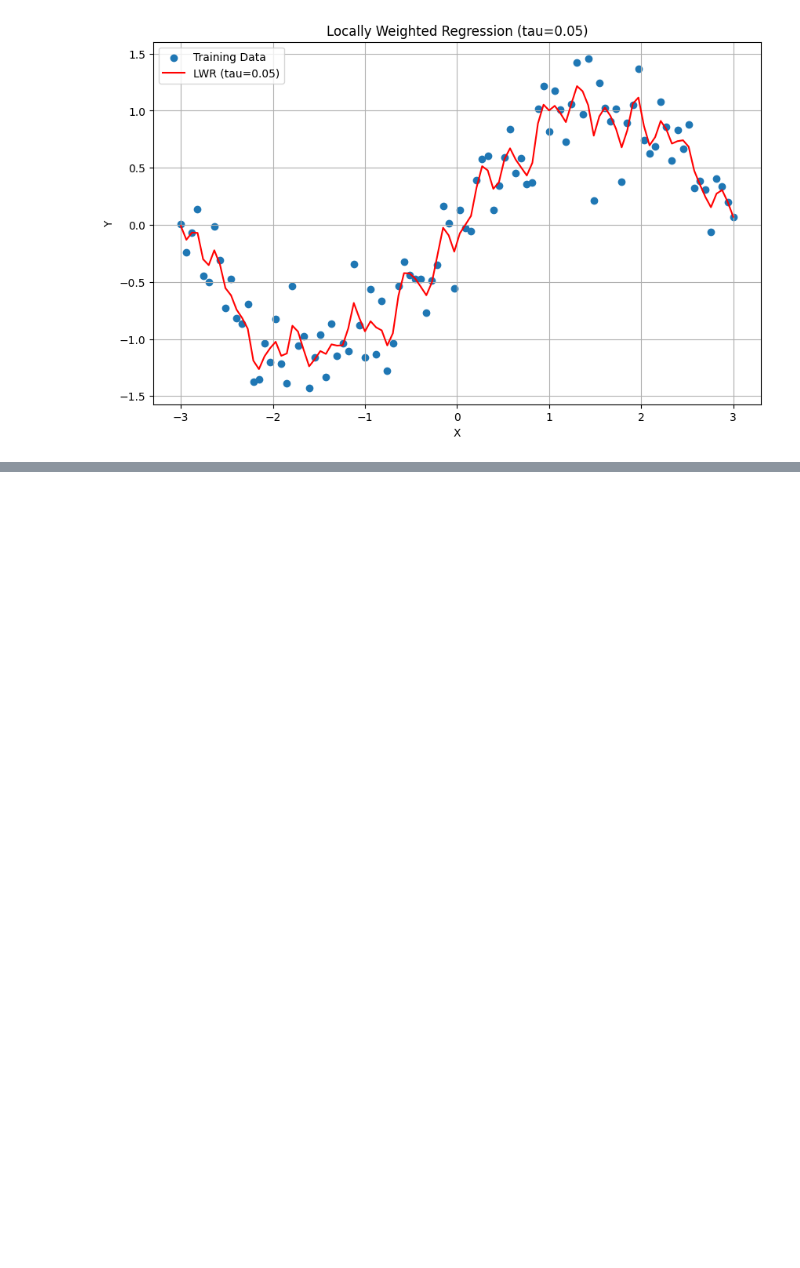
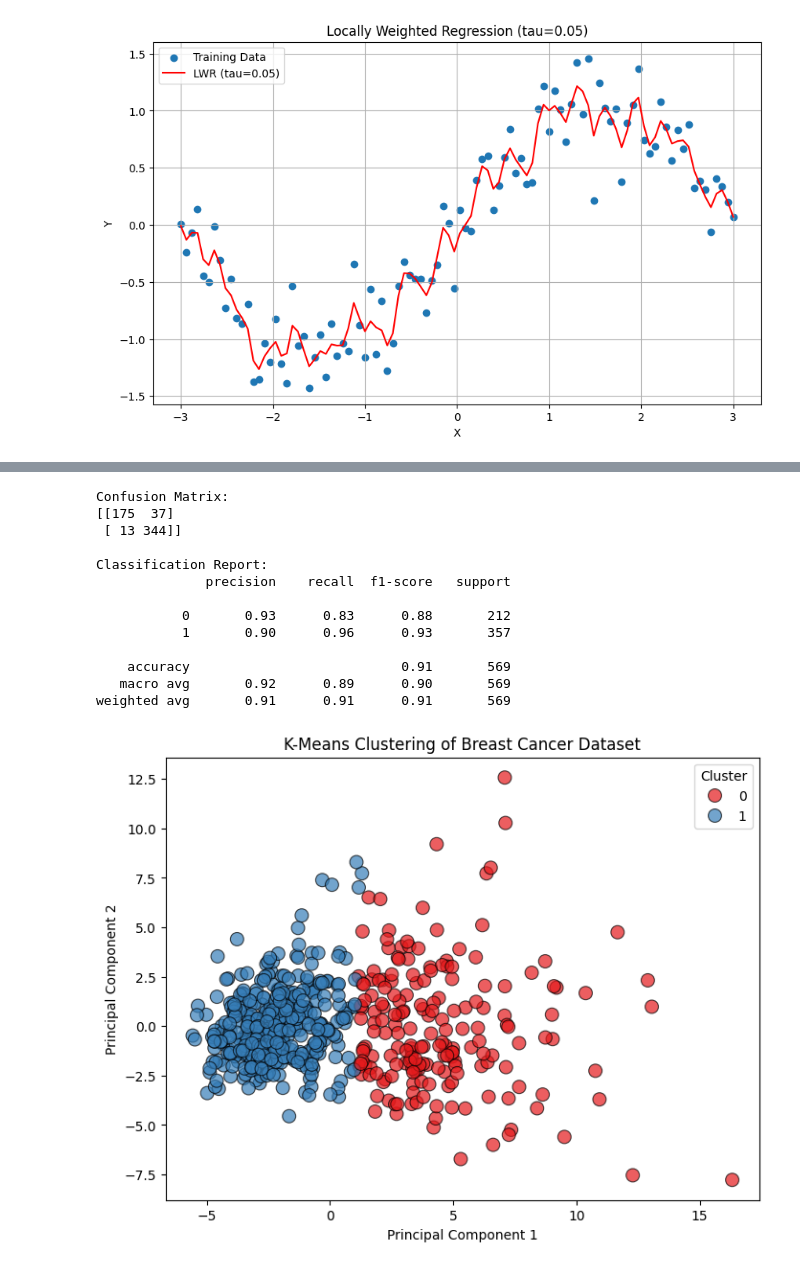
Before and after one commit to BastaMasta/CodeDumpspace, a Jupyter notebook: ML-Labs/book1.ipynb, the cells around one changed output, grey strips where cells are left out. Cells and saved outputs as stored; diff of their text form; code cells hidden in the pictures; blank space fills up the shorter version.

```diff
--- a/ML-Labs/book1.ipynb
+++ b/ML-Labs/book1.ipynb
@@ -256,0 +428,73 @@ plot_lwr(X,Y, tau=0.05)
+# %%
+import numpy as np
+import pandas as pd
+import matplotlib.pyplot as plt
+import seaborn as sns
+from sklearn.datasets import load_breast_cancer
+from sklearn.cluster import KMeans
+from sklearn.preprocessing import StandardScaler
+from sklearn.decomposition import PCA
+from sklearn.metrics import confusion_matrix, classification_report
+
+data = load_breast_cancer()
+X = data.data
+y = data.target
+
+scaler = StandardScaler()
+X_scaled = scaler.fit_transform(X)
+
+kmeans = KMeans(n_clusters=2, random_state=42)
+y_kmeans = kmeans.fit_predict(X_scaled)
+
+print("Confusion Matrix:")
+print(confusion_matrix(y, y_kmeans))
+print("\nClassification Report:")
+print(classification_report(y, y_kmeans))
+
+pca = PCA(n_components=2)
+X_pca = pca.fit_transform(X_scaled)
+
+df = pd.DataFrame(X_pca, columns=['PC1', 'PC2'])
+df['Cluster'] = y_kmeans
+df['True Label'] = y
+
+plt.figure(figsize=(8, 6))
+sns.scatterplot(data=df, x='PC1', y='PC2', hue='Cluster', palette='Set1', s=100, edgecolor='black', alpha=0.7)
+plt.title('K-Means Clustering of Breast Cancer Dataset')
+plt.xlabel('Principal Component 1')
+plt.ylabel('Principal Component 2')
+plt.legend(title="Cluster")
+plt.show()
+
+plt.figure(figsize=(8, 6))
+sns.scatterplot(data=df, x='PC1', y='PC2', hue='True Label', palette='coolwarm', s=100, edgecolor='black', alpha=0.7)
+plt.title('True Labels of Breast Cancer Dataset')
+plt.xlabel('Principal Component 1')
+plt.ylabel('Principal Component 2')
+plt.legend(title="True Label")
+plt.show()
+
+plt.figure(figsize=(8, 6))
+sns.scatterplot(data=df, x='PC1', y='PC2', hue='Cluster', palette='Set1', s=100, edgecolor='black', alpha=0.7)
+centers = pca.transform(kmeans.cluster_centers_)
+plt.scatter(centers[:, 0], centers[:, 1], s=200, c='red', marker='X', label='Centroids')
+plt.title('K-Means Clustering with Centroids')
+plt.xlabel('Principal Component 1')
+plt.ylabel('Principal Component 2')
+plt.legend(title="Cluster")
+plt.show()
+# %% [output]
+Confusion Matrix:
+[[175  37]
+ [ 13 344]]
+
+Classification Report:
+              precision    recall  f1-score   support
+
+           0       0.93      0.83      0.88       212
+           1       0.90      0.96      0.93       357
+
+    accuracy                           0.91       569
+   macro avg       0.92      0.89      0.90       569
+weighted avg       0.91      0.91      0.91       569
+[figure, added]
```
Also changed, not shown: parts of 5 cells of this notebook.
